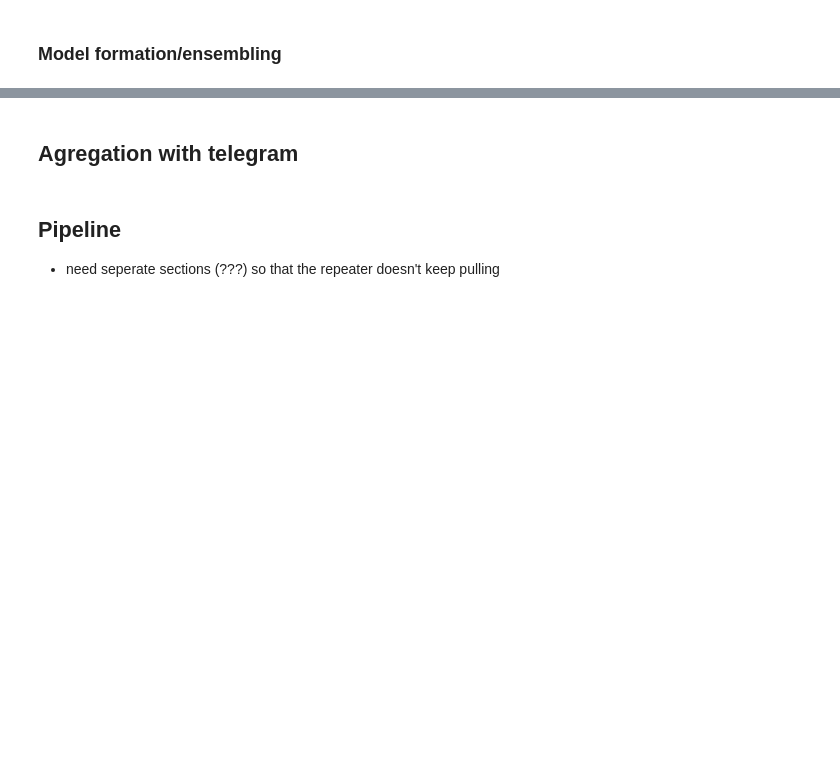
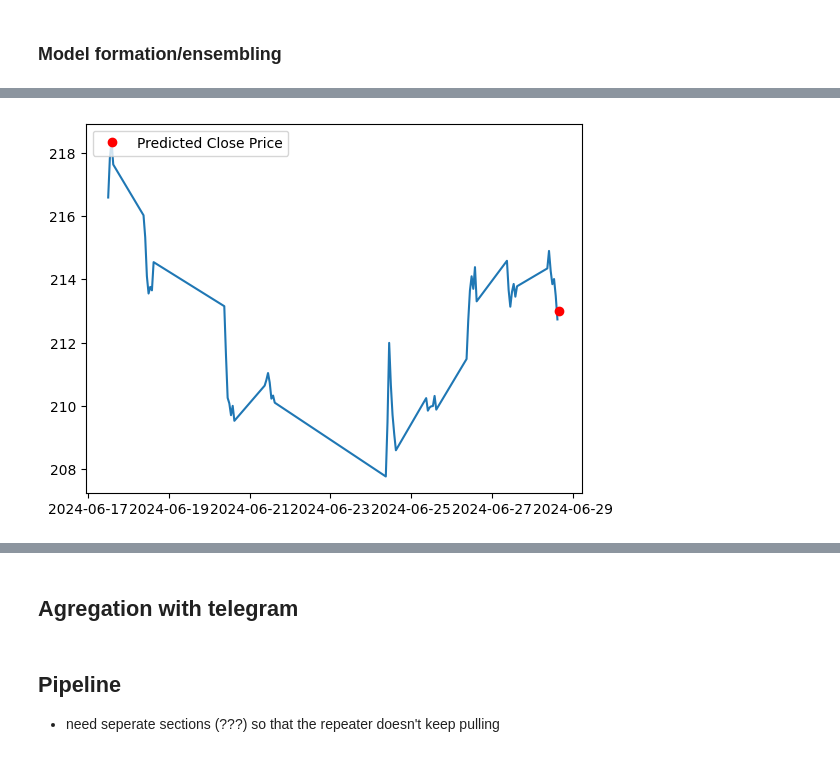
Before and after one commit to aidan-lew/junk-drawer, a Jupyter notebook: gpt_ml_fin_forcaster_integrator_.ipynb, the cells around one changed output, grey strips where cells are left out. Cells and saved outputs as stored; diff of their text form; code cells hidden in the pictures; blank space fills up the shorter version.

```diff
--- a/gpt_ml_fin_forcaster_integrator_.ipynb
+++ b/gpt_ml_fin_forcaster_integrator_.ipynb
@@ -1328,0 +1283,78 @@ NameError: name 'get_numeric_data' is not defined
+# %%
+import pandas as pd
+import numpy as np
+from sklearn.preprocessing import MinMaxScaler
+from keras.models import Sequential
+from keras.layers import Dense, LSTM, Dropout
+import matplotlib.pyplot as plt
+
+def lstm_forcast(combined_df):
+
+  # Load the data
+  df = combined_df.copy()
+
+  # Convert the Datetime column to datetime format
+  df['Datetime'] = pd.to_datetime(df['Datetime'])
+
+  # Set the Datetime column as the index
+  df.set_index(df['Datetime'], inplace=True)
+
+
+  # Drop any rows with missing values
+  df_resampled.dropna(inplace=True)
+
+  # Create a new dataframe with only the Close column
+  close_df = df_resampled[['Close']]
+
+  # Scale the data using Min-Max Scaler
+  scaler = MinMaxScaler(feature_range=(0,1))
+  close_scaled = scaler.fit_transform(close_df)
+
+  # Create a function to create the LSTM dataset
+  def create_lstm_dataset(X, y, time_steps=1):
+      Xs, ys = [], []
+      for i in range(len(X)-time_steps):
+          Xs.append(X[i:(i+time_steps)])
+          ys.append(y[i+time_steps])
+      return np.array(Xs), np.array(ys)
+
+  # Create the LSTM dataset
+  X, y = create_lstm_dataset(close_scaled, close_scaled, time_steps=60)
+
+  # Reshape the data for LSTM
+  X = X.reshape(X.shape[0], X.shape[1], 1)
+
+  # Create the LSTM model
+  model = Sequential()
+  model.add(LSTM(units=50, return_sequences=True, input_shape=(X.shape[1], 1)))
+  model.add(Dropout(0.2))
+  model.add(LSTM(units=50, return_sequences=False))
+  model.add(Dropout(0.2))
+  model.add(Dense(units=1))
+
+  # Compile the model
+  model.compile(optimizer='adam', loss='mean_squared_error')
+
+  # Train the model
+  model.fit(X, y, epochs=100, batch_size=32, verbose=2)
+
+  # Make predictions on the last 60 hours of data
+  last_60_hours = close_scaled[-60:]
+  last_60_hours = last_60_hours.reshape(1, 60, 1)
+  prediction = model.predict(last_60_hours)
+
+  # Inverse transform the prediction
+  prediction = scaler.inverse_transform(prediction)
+
+  # Print the predicted close price
+  print("Predicted Close Price:", prediction[0][0])
+
+  # Plot the predicted close price
+  plt.plot(close_df.index[-60:], close_df.values[-60:])
+  plt.plot([close_df.index[-1] + pd.Timedelta(hours=1)], [prediction[0][0]], 'ro', label='Predicted Close Price')
+  plt.legend(loc='upper left')
+  plt.show()
+
+combined_df = concat_numeric_sentiments(numeric_df, sentiments_df)
+lstm_forcast(combined_df)
+# %% [output]
@@ -1328,0 +1378 @@ NameError: name 'get_numeric_data' is not defined
+[figure, added]
```
Also changed, not shown: parts of 19 cells of this notebook.
